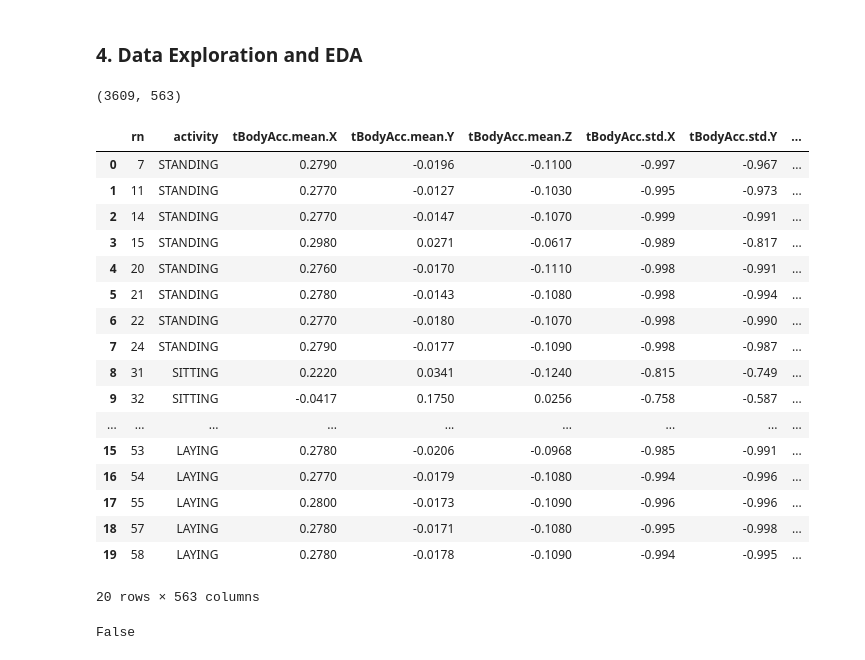
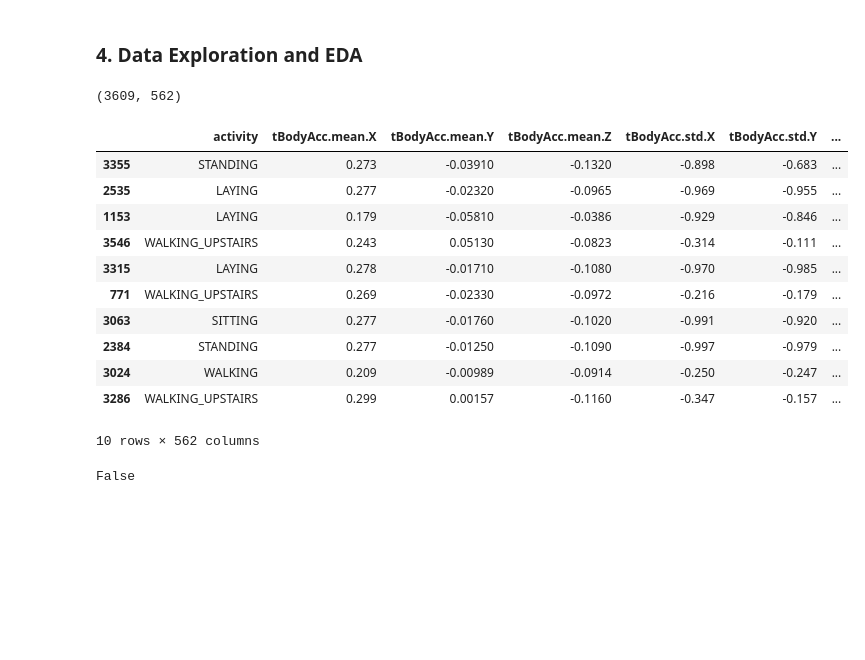
Before and after one commit to dhp6106/insaid-projects, a Jupyter notebook: Term3/Project/MachineLearling-II-Project-Human Activity Recognition - Dhaval Parikh.ipynb, the cells around one changed output. Cells and saved outputs as stored; diff of their text form; code cells hidden in the pictures; blank space fills up the shorter version.

```diff
--- a/Term3/Project/MachineLearling-II-Project-Human Activity Recognition - Dhaval Parikh.ipynb
+++ b/Term3/Project/MachineLearling-II-Project-Human Activity Recognition - Dhaval Parikh.ipynb
@@ -67,27 +75,21 @@ orgDS = pd.read_csv('./Human_activity_recognition.csv')
 ### 4. Data Exploration and EDA
 # %%
 print(orgDS.shape)
-orgDS.head(20)
+orgDS.sample(10)
 # %% [output]
-(3609, 563)
+(3609, 562)
-|  | rn | activity | tBodyAcc.mean.X | tBodyAcc.mean.Y | tBodyAcc.mean.Z | tBodyAcc.std.X | tBodyAcc.std.Y | ... |
-| 0 | 7 | STANDING | 0.2790 | -0.0196 | -0.1100 | -0.997 | -0.967 | ... |
-| 1 | 11 | STANDING | 0.2770 | -0.0127 | -0.1030 | -0.995 | -0.973 | ... |
-| 2 | 14 | STANDING | 0.2770 | -0.0147 | -0.1070 | -0.999 | -0.991 | ... |
-| 3 | 15 | STANDING | 0.2980 | 0.0271 | -0.0617 | -0.989 | -0.817 | ... |
-| 4 | 20 | STANDING | 0.2760 | -0.0170 | -0.1110 | -0.998 | -0.991 | ... |
-| 5 | 21 | STANDING | 0.2780 | -0.0143 | -0.1080 | -0.998 | -0.994 | ... |
-| 6 | 22 | STANDING | 0.2770 | -0.0180 | -0.1070 | -0.998 | -0.990 | ... |
-| 7 | 24 | STANDING | 0.2790 | -0.0177 | -0.1090 | -0.998 | -0.987 | ... |
-| 8 | 31 | SITTING | 0.2220 | 0.0341 | -0.1240 | -0.815 | -0.749 | ... |
-| 9 | 32 | SITTING | -0.0417 | 0.1750 | 0.0256 | -0.758 | -0.587 | ... |
-| ... | ... | ... | ... | ... | ... | ... | ... | ... |
-| 15 | 53 | LAYING | 0.2780 | -0.0206 | -0.0968 | -0.985 | -0.991 | ... |
-| 16 | 54 | LAYING | 0.2770 | -0.0179 | -0.1080 | -0.994 | -0.996 | ... |
-| 17 | 55 | LAYING | 0.2800 | -0.0173 | -0.1090 | -0.996 | -0.996 | ... |
-| 18 | 57 | LAYING | 0.2780 | -0.0171 | -0.1080 | -0.995 | -0.998 | ... |
-| 19 | 58 | LAYING | 0.2780 | -0.0178 | -0.1090 | -0.994 | -0.995 | ... |
+|  | activity | tBodyAcc.mean.X | tBodyAcc.mean.Y | tBodyAcc.mean.Z | tBodyAcc.std.X | tBodyAcc.std.Y | ... |
+| 3355 | STANDING | 0.273 | -0.03910 | -0.1320 | -0.898 | -0.683 | ... |
+| 2535 | LAYING | 0.277 | -0.02320 | -0.0965 | -0.969 | -0.955 | ... |
+| 1153 | LAYING | 0.179 | -0.05810 | -0.0386 | -0.929 | -0.846 | ... |
+| 3546 | WALKING_UPSTAIRS | 0.243 | 0.05130 | -0.0823 | -0.314 | -0.111 | ... |
+| 3315 | LAYING | 0.278 | -0.01710 | -0.1080 | -0.970 | -0.985 | ... |
+| 771 | WALKING_UPSTAIRS | 0.269 | -0.02330 | -0.0972 | -0.216 | -0.179 | ... |
+| 3063 | SITTING | 0.277 | -0.01760 | -0.1020 | -0.991 | -0.920 | ... |
+| 2384 | STANDING | 0.277 | -0.01250 | -0.1090 | -0.997 | -0.979 | ... |
+| 3024 | WALKING | 0.209 | -0.00989 | -0.0914 | -0.250 | -0.247 | ... |
+| 3286 | WALKING_UPSTAIRS | 0.299 | 0.00157 | -0.1160 | -0.347 | -0.157 | ... |
-20 rows × 563 columns
+10 rows × 562 columns
 # %%
 orgDS.isnull().values.any()
 # %% [output]
```
Also changed, not shown: parts of 6 cells of this notebook.
